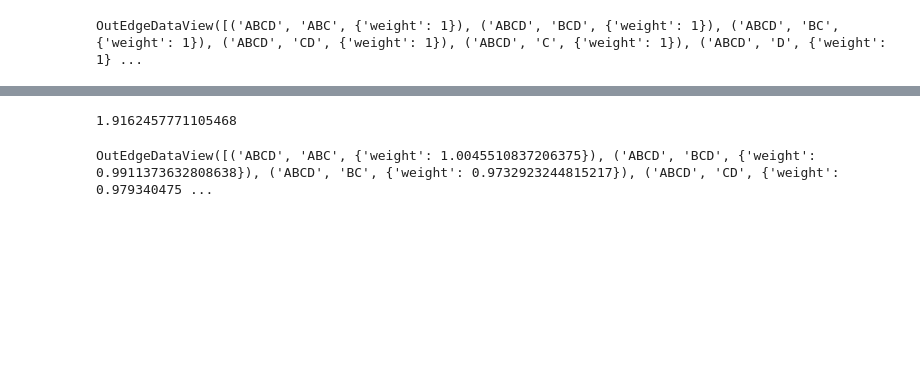
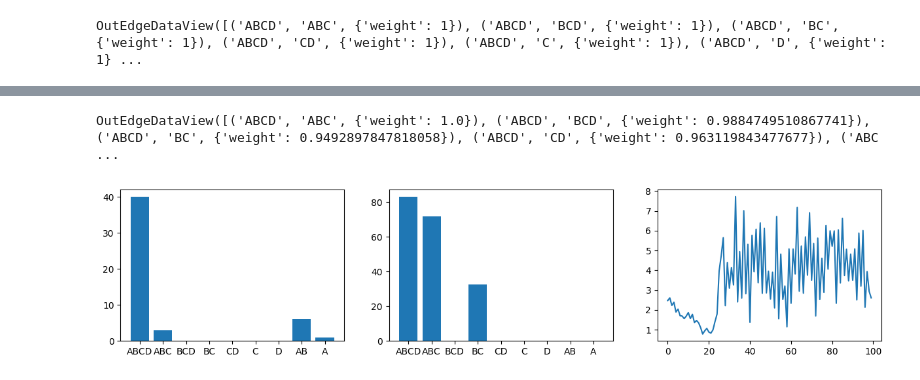
Before and after one commit to ErikHartman/disassembly, a Jupyter notebook: src/mc.ipynb, the cells around one changed output, grey strips where cells are left out. Drawn from its saved outputs; the diff is of its cells as text; code cells hidden in the pictures; blank space fills up the shorter version.

```diff
--- a/src/mc.ipynb
+++ b/src/mc.ipynb
@@ -20,11 +20,16 @@ values = list(P.values())
 probs = [v / sum(values) for v in values]
 
 n_sample = 50
-p_hat = np.random.choice(keys, n_sample, replace=True, p=probs)
 
-p_hat_dict = {k:0 for k in keys}
-for key in p_hat:
-    p_hat_dict[key] += 1
+def sample(keys, probs, n_sample):
+    p_hat = np.random.choice(keys, n_sample, replace=True, p=probs)
 
-p_hat_dict
+    p_hat_dict = {k:0 for k in keys}
+    for key in p_hat:
+        p_hat_dict[key] += 1
+
+    p_hat = p_hat_dict
+    return p_hat
+p_hat = sample(keys, probs, n_sample)
+p_hat
 # %% [output]
@@ -85,26 +92,55 @@ p_generated
 def KL(a, b):
     a = np.asarray(list(a))
     b = np.asarray(list(b))
-    a = a / np.sum(a)
-    b = b / np.sum(b)
+    a = 1e-8 + a / np.sum(a)
+    b = 1e-8 + b / np.sum(b)
 
     return np.sum(np.where(a != 0, a * np.log(a / b), 0))
 
-kl = KL(p_hat_dict.values(), p_generated.values())
-print(kl)
+kl = KL(p_hat.values(), p_generated.values())
+
 lr = 0.001 # learning rate
 # time to update the graph G
+def update_weights(G, kl, p_hat, p_generated, lr, verbose=False):
+    for key in keys:
+        out_edges = G.out_edges(key, data=True)
+        for _, target, weight in out_edges:
+            target_copy_number = p_hat[target]
+            generated_target_copy_number = p_generated[target]
+            diff = target_copy_number - generated_target_copy_number
+            new_weight = max(0, weight["weight"] + (diff*lr*kl)) # weight cannot be less than 0
+            if verbose:
+                print(target_copy_number, generated_target_copy_number, weight, new_weight)
+            # Need to add penalization here as well
+            nx.set_edge_attributes(G, {(key, target):{'weight':new_weight}})
+    return G
+G = update_weights(G, kl, p_hat, p_generated, lr)
 
-for key in keys:
-    out_edges = G.out_edges(key, data=True)
-    for _, target, weight in out_edges:
-        origin_copy_number = p_hat_dict[key]
-        target_copy_number = p_hat_dict[target]
-        generated_target_copy_number = p_generated[target]
-        diff = target_copy_number - generated_target_copy_number
-        new_weight = max(0, weight["weight"] + (diff*lr*kl)) # weight cannot be less than 0
-        nx.set_edge_attributes(G, {(key, target):{'weight':new_weight}})
 G.edges(data=True)
 # %% [output]
-1.9162457771105468
+OutEdgeDataView([('ABCD', 'ABC', {'weight': 1.0}), ('ABCD', 'BCD', {'weight': 0.9884749510867741}), ('ABCD', 'BC', {'weight': 0.9492897847818058}), ('ABCD', 'CD', {'weight': 0.963119843477677}), ('ABC ...
-OutEdgeDataView([('ABCD', 'ABC', {'weight': 1.0045510837206375}), ('ABCD', 'BCD', {'weight': 0.9911373632808638}), ('ABCD', 'BC', {'weight': 0.9732923244815217}), ('ABCD', 'CD', {'weight': 0.979340475 ...
+# %%
+# The loop
+
+lr = 0.001
+
+generated = {}
+kls = []
+# given p_hat
+for i in range(100):
+    p_hat = sample(keys, probs, n_sample)
+    p_generated = generate_guess(G, keys, N_T)
+    generated[i] = p_generated
+    kl = KL(p_hat.values(), p_generated.values())
+    G = update_weights(G, kl, p_hat, p_generated, lr)
+    kls.append(kl)
+# %%
+import matplotlib.pyplot as plt
+fig, axs = plt.subplots(1,3, figsize=(15,3))
+p_generated = generated[99]
+axs[0].bar(p_hat.keys(), p_hat.values())
+axs[1].bar(p_generated.keys(), p_generated.values())
+axs[2].plot(kls)
+plt.show()
+# %% [output]
+[figure, added]
```
Also changed, not shown: parts of 4 cells of this notebook.
